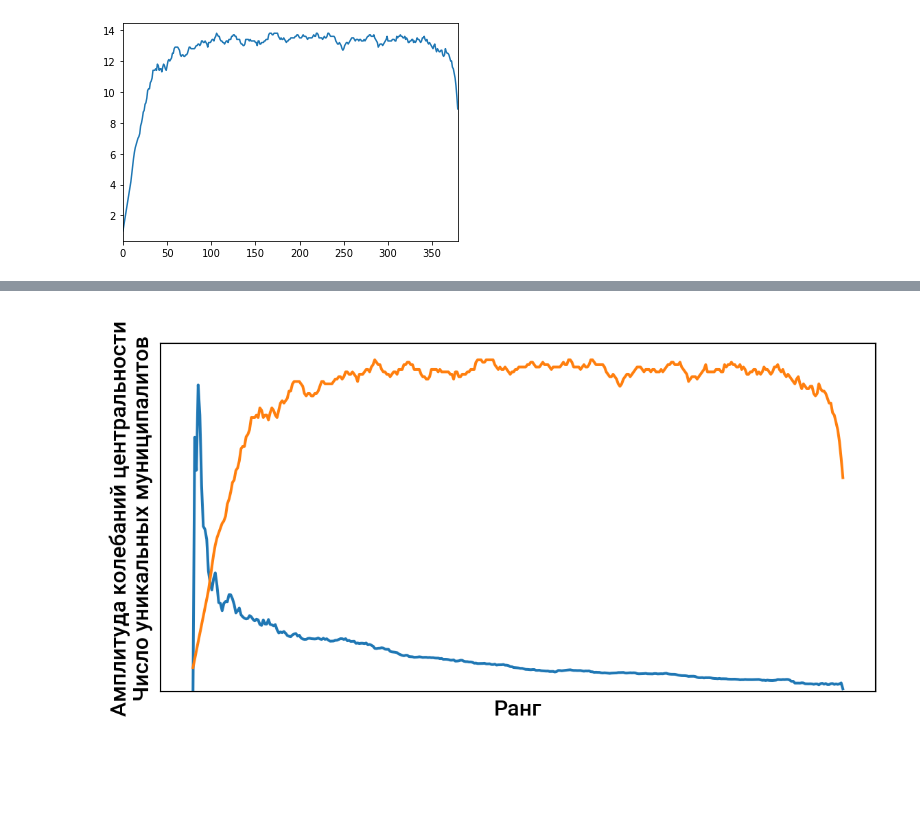
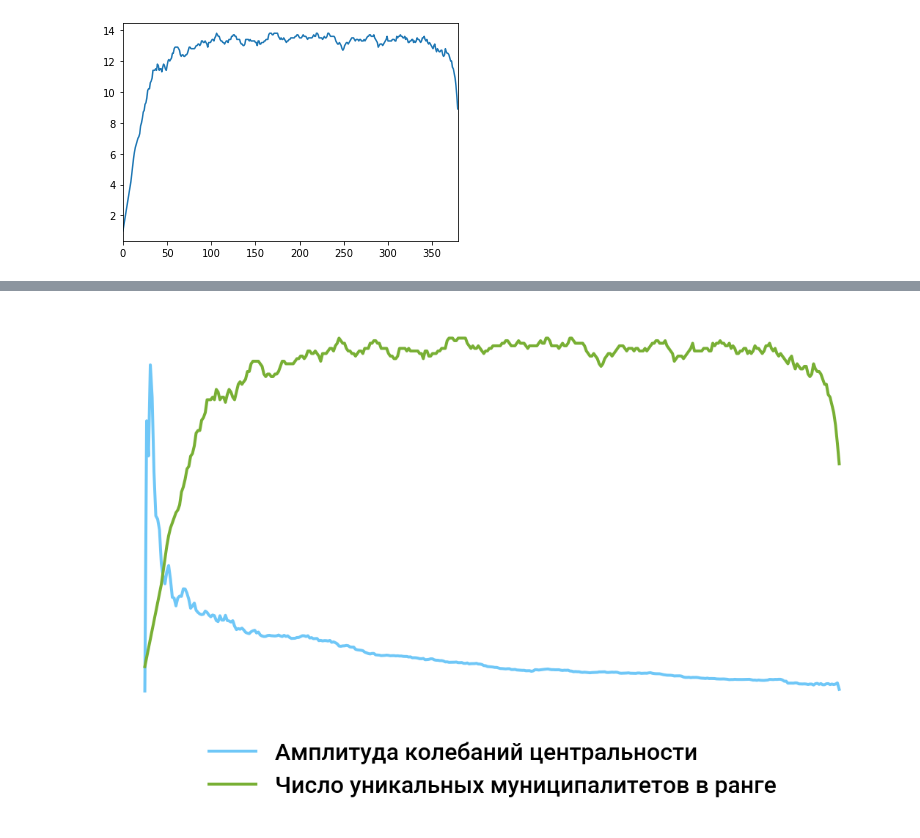
Before and after one commit to mtopnikov/NetherlandsCentralities, a Jupyter notebook: Morphological polycentricity.ipynb, the cells around one changed output, grey strips where cells are left out. Saved outputs shown, nothing was run; the diff lists cells and outputs as text; code cells hidden in the pictures; blank space fills up the shorter version.

```diff
--- a/Morphological polycentricity.ipynb
+++ b/Morphological polycentricity.ipynb
@@ -122,6 +76,11 @@ for year in range(2004, 2018):
         plt.plot(
             series, color = colors['blue'],
             label = f'{year}'
+        )
+    elif year == 2006:
+        plt.plot(
+            series, color = 'grey', label = '2006—2016',
+            alpha = 0.5, lw = 0.5
         )
     else:
         plt.plot(
@@ -150,6 +109,6 @@ plt.grid()
 plt.xlim(0, 380)
 plt.ylim(10 ** -3, 1)
 
-plt.legend(prop = regluar_font, frameon = False, bbox_to_anchor = (0.65,-0.075), ncol = 3)
+plt.legend(prop = regluar_font, frameon = False, bbox_to_anchor = (0.75,-0.075), ncol = 4)
 plt.tight_layout()
 # %% [output]
@@ -255,21 +180,23 @@ ValueError: keyword fontproperties is not recognized; valid keywords are ['size'
 # %%
 figure = plt.figure(figsize=(7,3.5), dpi = 192, facecolor = 'w')
-plt.plot(df_plot.max_min_diff * 3.25)
-plt.plot(df_plot.nunique_communes / df_plot.nunique_communes.max())
+plt.plot(df_plot.max_min_diff * 3.25, color = colors['blue'], label = 'Амплитуда колебаний центральности')
+plt.plot(df_plot.nunique_communes / df_plot.nunique_communes.max(), color = colors['green'], label = 'Число уникальных муниципалитетов в ранге')
 
 plt.xticks([], fontproperties = regluar_font)
 plt.xlabel('Ранг', fontproperties = medium_font)
 
 plt.yticks([],fontproperties = regluar_font)
 figure.patch.set_visible('b')
 
 plt.ylim(bottom = 0)
-# plt.axis()
-plt.xlabel('Ранг', fontproperties = medium_font)
-plt.ylabel('Амплитуда колебаний центральности\nЧисло уникальных муниципалитов', fontproperties = medium_font)
+plt.axis('off')
+# plt.xlabel('Ранг', fontproperties = medium_font)
+# plt.ylabel('Амплитуда колебаний центральности\nЧисло уникальных муниципалитов', fontproperties = medium_font)
+
+plt.legend(prop = medium_font, frameon = False, bbox_to_anchor = (.9,-0.075))
 plt.grid()
 # %% [output]
-[figure, old version]
+[figure, new version]
 # %%
 plt.figure(figsize = (7,7), dpi = 192)
 
```
Also changed, not shown: parts of 9 cells of this notebook, 1 other file.
